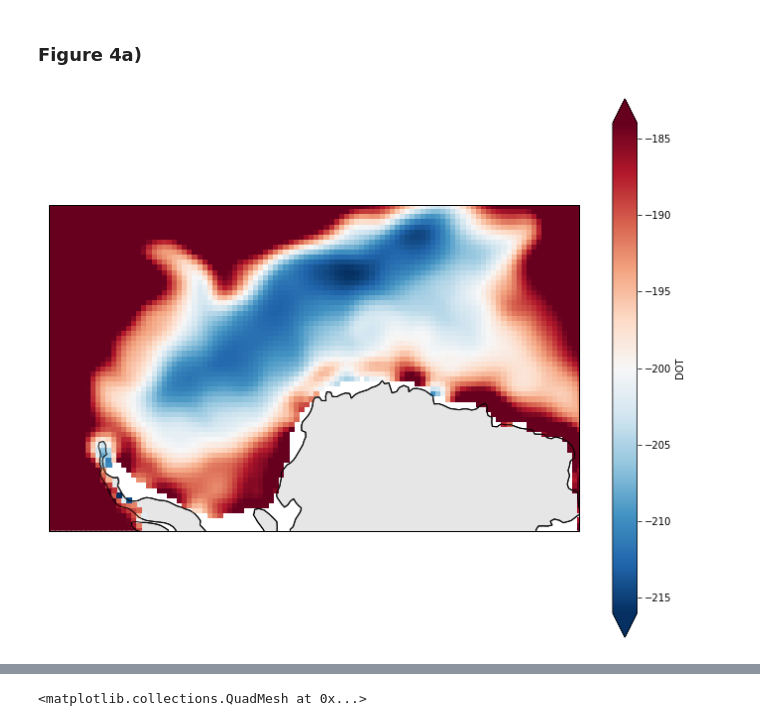
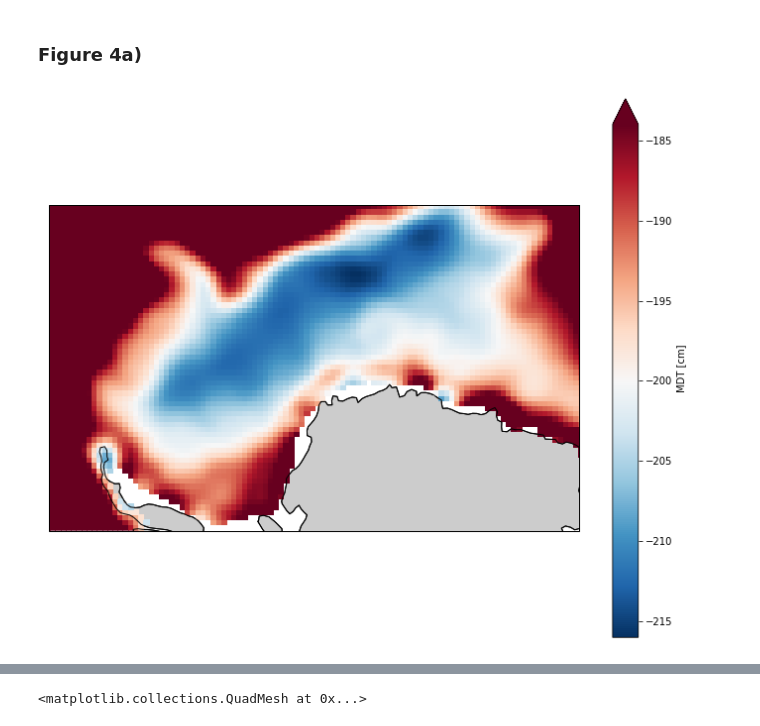
Before and after one commit to shanicetbailey/rces-finalproject, a Jupyter notebook: class_project2018.ipynb, the cells around one changed output, grey strips where cells are left out. Saved outputs shown, nothing was run; the diff lists cells and outputs as text; code cells hidden in the pictures.

```diff
--- a/class_project2018.ipynb
+++ b/class_project2018.ipynb
@@ -315,21 +314,17 @@ ds.DOT.sel(Latitude=slice(-78,20), Longitude=slice(-60,-75))
 # %% [markdown]
 ### Figure 4a)
 # %%
-extent = [-50,35,-55,-80]
-central_lon = np.mean(extent[:2])
-central_lat = np.mean(extent[2:])
+#How to add contouring?
+#How to add thick, black line of 1km isobath?
+#How to fix colorbar size
 
-proj = ccrs.SouthPolarStereo()#central_longitude=central_lon)
+extent = [-50,33,-55,-79]
+plt.figure(figsize=(12,10))
 
-plt.figure(figsize=(12,10))
-ax = plt.axes(projection=proj)
+ax = plt.axes(projection=ccrs.SouthPolarStereo())
 ax.coastlines()
-ax.add_feature(cfeature.LAND, facecolor='0.9', edgecolor='k')
+ax.add_feature(cfeature.LAND, facecolor='0.8', edgecolor='k')
 ax.set_extent(extent, crs=ccrs.PlateCarree())
-
-dot = (ds.DOT.mean(dim='date')).plot(x='Longitude', y='Latitude', transform=ccrs.PlateCarree(),
-                                     cmap='RdBu_r', vmin=-216, vmax=-184)
-                                     # central_longitude=central_lon),
-                                    #levels=20, ,
+ds.MDT.plot(x='Longitude', y='Latitude', transform=ccrs.PlateCarree(),cmap='RdBu_r', vmin=-216, vmax=-184);
 # %% [output]
-[figure, old version]
+[figure, new version]
```
Also changed, not shown: parts of 10 cells of this notebook.
